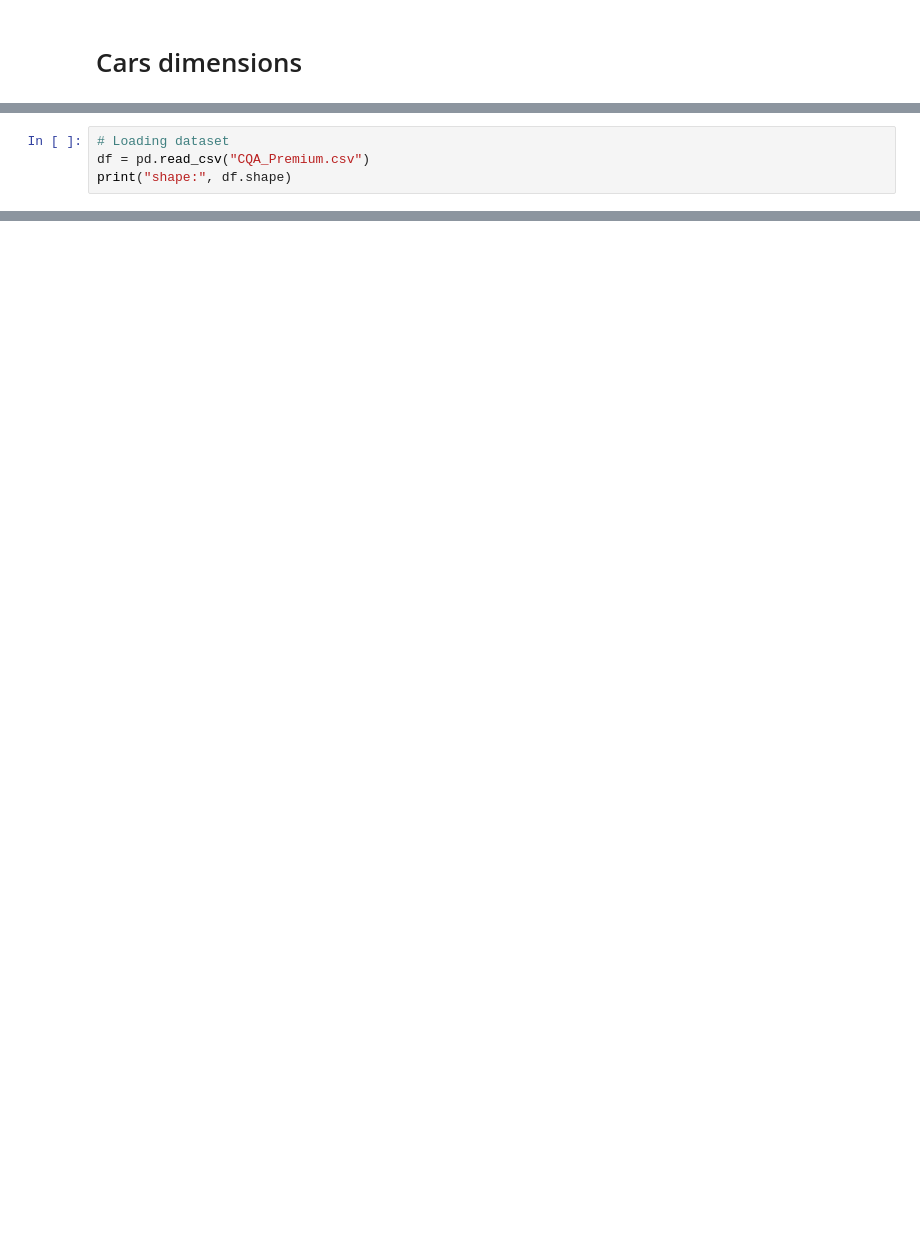
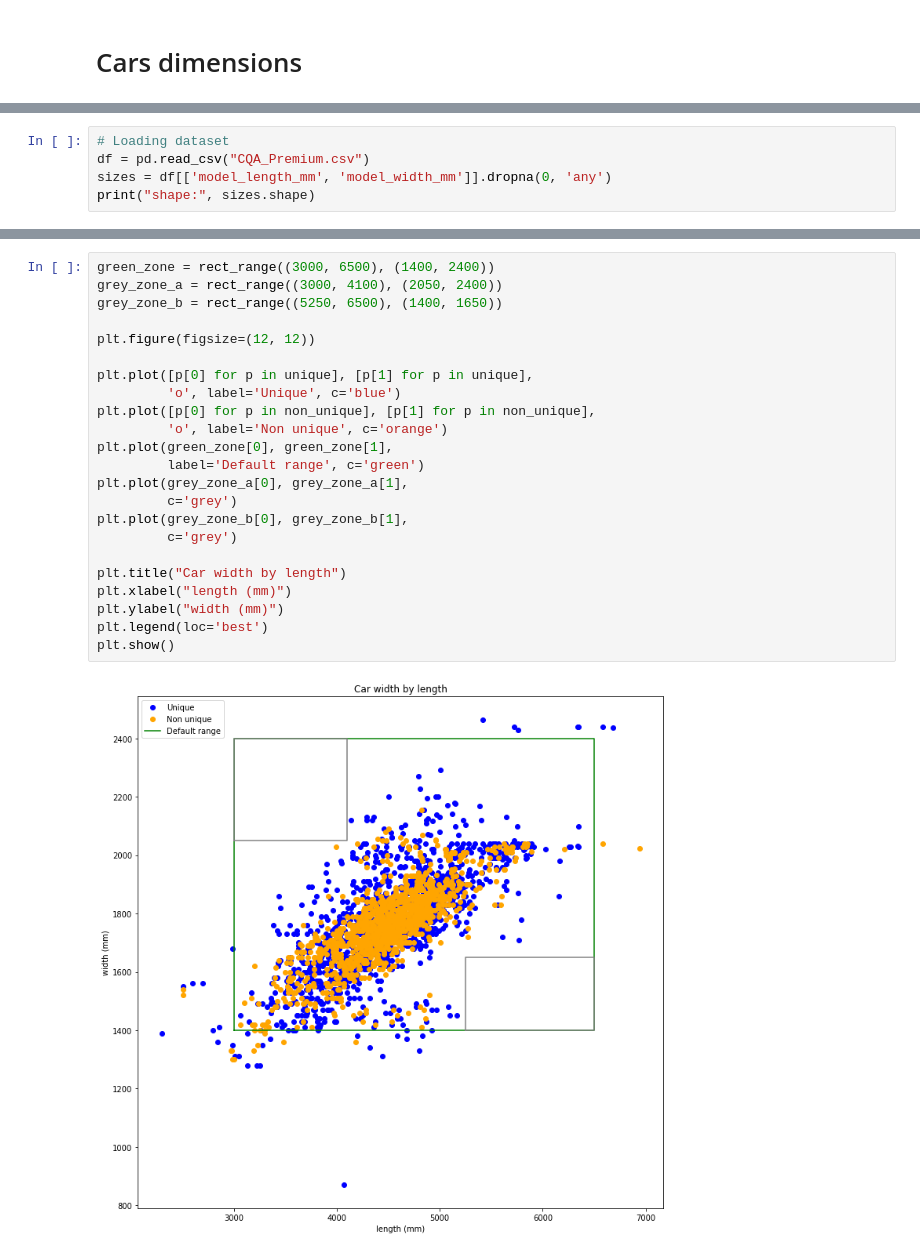
Before and after one commit to ychalier/anomaly, a Jupyter notebook: cars.ipynb, the cells around one changed output, grey strips where cells are left out. Cells and saved outputs as stored; diff of their text form; blank space fills up the shorter version.

Commit message:
cars: unique plotting, anomaly generation

```diff
--- a/cars.ipynb
+++ b/cars.ipynb
@@ -8,5 +9,6 @@ import matplotlib.pyplot as plt
 # %%
 # Loading dataset
 df = pd.read_csv("CQA_Premium.csv")
-print("shape:", df.shape)
+sizes = df[['model_length_mm', 'model_width_mm']].dropna(0, 'any')
+print("shape:", sizes.shape)
 # %% [output]
@@ -25,0 +44,25 @@ plt.show()
+# %%
+green_zone = rect_range((3000, 6500), (1400, 2400))
+grey_zone_a = rect_range((3000, 4100), (2050, 2400))
+grey_zone_b = rect_range((5250, 6500), (1400, 1650))
+
+plt.figure(figsize=(12, 12))
+
+plt.plot([p[0] for p in unique], [p[1] for p in unique],
+         'o', label='Unique', c='blue')
+plt.plot([p[0] for p in non_unique], [p[1] for p in non_unique],
+         'o', label='Non unique', c='orange')
+plt.plot(green_zone[0], green_zone[1],
+         label='Default range', c='green')
+plt.plot(grey_zone_a[0], grey_zone_a[1],
+         c='grey')
+plt.plot(grey_zone_b[0], grey_zone_b[1],
+         c='grey')
+
+plt.title("Car width by length")
+plt.xlabel("length (mm)")
+plt.ylabel("width (mm)")
+plt.legend(loc='best')
+plt.show()
+# %% [output]
+[figure, added]
```
Also changed, not shown: parts of 9 cells of this notebook.
